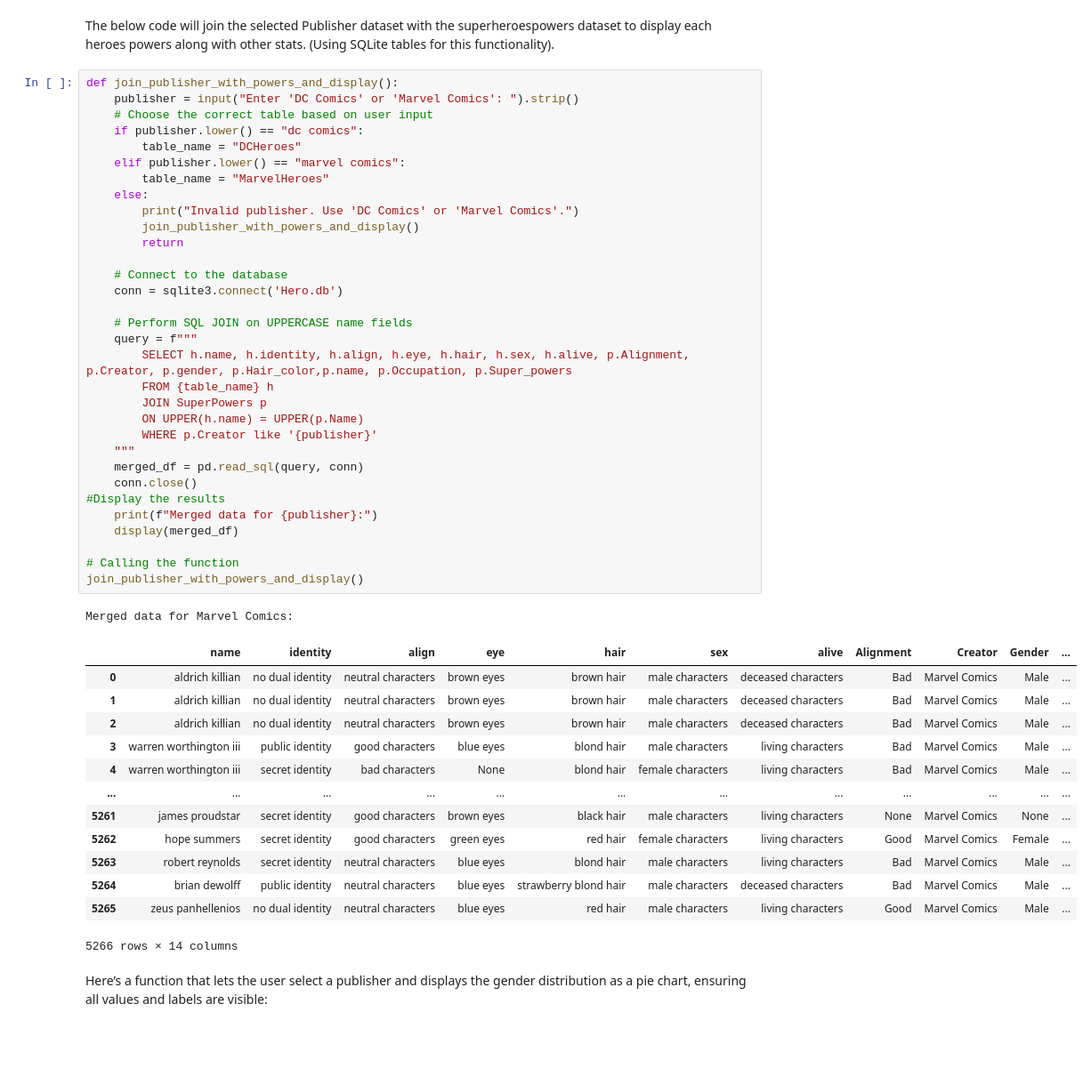
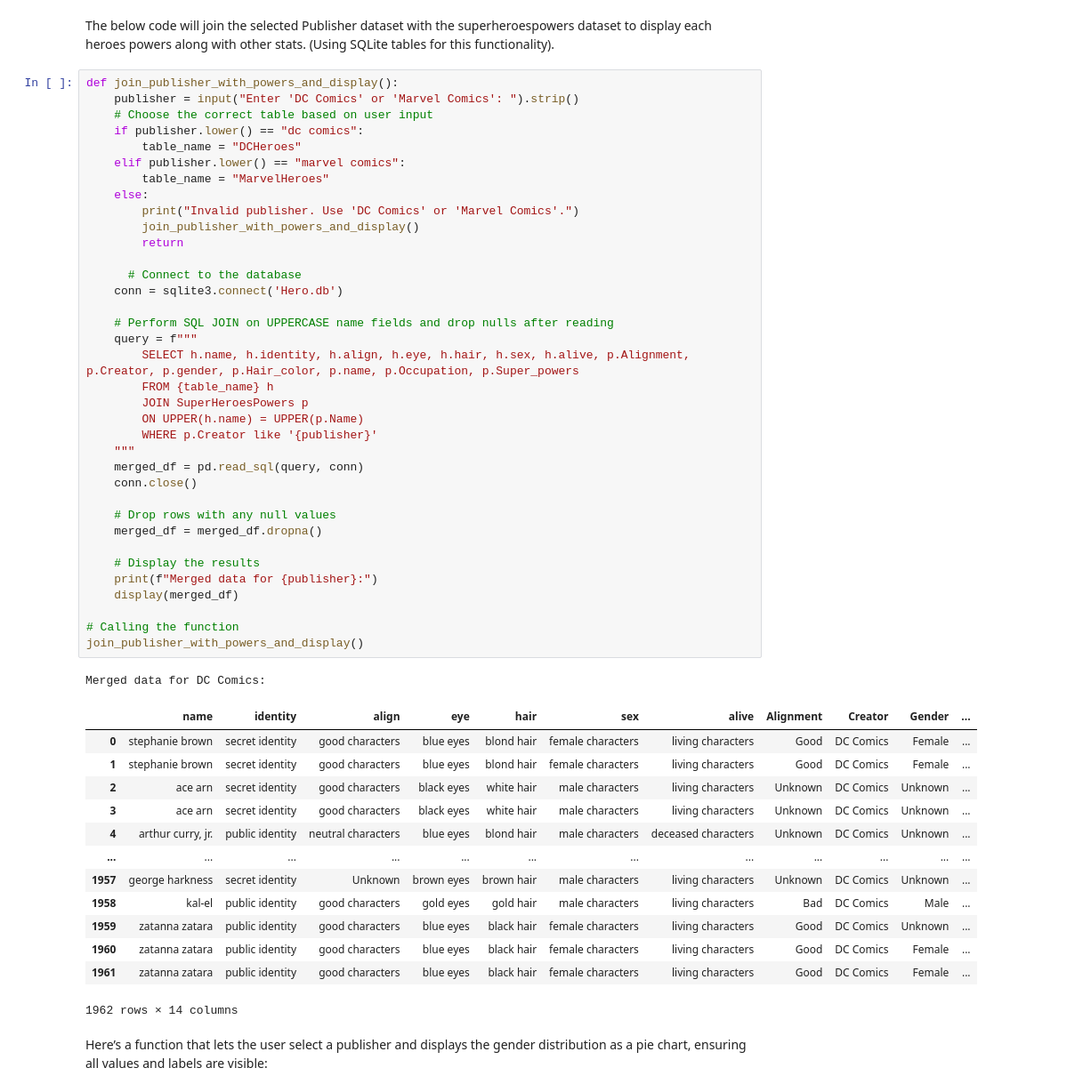
Before and after one commit to Arioch3d/DA_Capstone, a Jupyter notebook: SuperHero.ipynb, the cells around one changed output. Shown at 89% size. Cells and saved outputs as stored; diff of their text form; blank space fills up the shorter version.

Commit message:
Corrected some code and fixed the join issue.

```diff
--- a/SuperHero.ipynb
+++ b/SuperHero.ipynb
@@ -352,49 +387,53 @@ The below code will join the selected Publisher dataset with the superheroespowe
 # %%
 def join_publisher_with_powers_and_display():
     publisher = input("Enter 'DC Comics' or 'Marvel Comics': ").strip()
     # Choose the correct table based on user input
     if publisher.lower() == "dc comics":
         table_name = "DCHeroes"
     elif publisher.lower() == "marvel comics":
         table_name = "MarvelHeroes"
     else:
         print("Invalid publisher. Use 'DC Comics' or 'Marvel Comics'.")
         join_publisher_with_powers_and_display()
         return
 
-    # Connect to the database
+      # Connect to the database
     conn = sqlite3.connect('Hero.db')
 
-    # Perform SQL JOIN on UPPERCASE name fields
+    # Perform SQL JOIN on UPPERCASE name fields and drop nulls after reading
     query = f"""
-        SELECT h.name, h.identity, h.align, h.eye, h.hair, h.sex, h.alive, p.Alignment, p.Creator, p.gender, p.Hair_color,p.name, p.Occupation, p.Super_powers
+        SELECT h.name, h.identity, h.align, h.eye, h.hair, h.sex, h.alive, p.Alignment, p.Creator, p.gender, p.Hair_color, p.name, p.Occupation, p.Super_powers
         FROM {table_name} h
-        JOIN SuperPowers p
+        JOIN SuperHeroesPowers p
         ON UPPER(h.name) = UPPER(p.Name)
         WHERE p.Creator like '{publisher}'
     """
     merged_df = pd.read_sql(query, conn)
     conn.close()
-#Display the results
+
+    # Drop rows with any null values
+    merged_df = merged_df.dropna()
+
+    # Display the results
     print(f"Merged data for {publisher}:")
     display(merged_df)
 
 # Calling the function
 join_publisher_with_powers_and_display()
 # %% [output]
-Merged data for Marvel Comics:
+Merged data for DC Comics:
 |  | name | identity | align | eye | hair | sex | alive | Alignment | Creator | Gender | ... |
-| 0 | aldrich killian | no dual identity | neutral characters | brown eyes | brown hair | male characters | deceased characters | Bad | Marvel Comics | Male | ... |
-| 1 | aldrich killian | no dual identity | neutral characters | brown eyes | brown hair | male characters | deceased characters | Bad | Marvel Comics | Male | ... |
-| 2 | aldrich killian | no dual identity | neutral characters | brown eyes | brown hair | male characters | deceased characters | Bad | Marvel Comics | Male | ... |
-| 3 | warren worthington iii | public identity | good characters | blue eyes | blond hair | male characters | living characters | Bad | Marvel Comics | Male | ... |
-| 4 | warren worthington iii | secret identity | bad characters | None | blond hair | female characters | living characters | Bad | Marvel Comics | Male | ... |
+| 0 | stephanie brown | secret identity | good characters | blue eyes | blond hair | female characters | living characters | Good | DC Comics | Female | ... |
+| 1 | stephanie brown | secret identity | good characters | blue eyes | blond hair | female characters | living characters | Good | DC Comics | Female | ... |
+| 2 | ace arn | secret identity | good characters | black eyes | white hair | male characters | living characters | Unknown | DC Comics | Unknown | ... |
+| 3 | ace arn | secret identity | good characters | black eyes | white hair | male characters | living characters | Unknown | DC Comics | Unknown | ... |
+| 4 | arthur curry, jr. | public identity | neutral characters | blue eyes | blond hair | male characters | deceased characters | Unknown | DC Comics | Unknown | ... |
 | ... | ... | ... | ... | ... | ... | ... | ... | ... | ... | ... | ... |
-| 5261 | james proudstar | secret identity | good characters | brown eyes | black hair | male characters | living characters | None | Marvel Comics | None | ... |
-| 5262 | hope summers | secret identity | good characters | green eyes | red hair | female characters | living characters | Good | Marvel Comics | Female | ... |
-| 5263 | robert reynolds | secret identity | neutral characters | blue eyes | blond hair | male characters | living characters | Bad | Marvel Comics | Male | ... |
-| 5264 | brian dewolff | public identity | neutral characters | blue eyes | strawberry blond hair | male characters | deceased characters | Bad | Marvel Comics | Male | ... |
-| 5265 | zeus panhellenios | no dual identity | neutral characters | blue eyes | red hair | male characters | living characters | Good | Marvel Comics | Male | ... |
+| 1957 | george harkness | secret identity | Unknown | brown eyes | brown hair | male characters | living characters | Unknown | DC Comics | Unknown | ... |
+| 1958 | kal-el | public identity | good characters | gold eyes | gold hair | male characters | living characters | Bad | DC Comics | Male | ... |
+| 1959 | zatanna zatara | public identity | good characters | blue eyes | black hair | female characters | living characters | Good | DC Comics | Unknown | ... |
+| 1960 | zatanna zatara | public identity | good characters | blue eyes | black hair | female characters | living characters | Good | DC Comics | Female | ... |
+| 1961 | zatanna zatara | public identity | good characters | blue eyes | black hair | female characters | living characters | Good | DC Comics | Female | ... |
-5266 rows × 14 columns
+1962 rows × 14 columns
 # %% [markdown]
 Here’s a function that lets the user select a publisher and displays the gender distribution as a pie chart, ensuring all values and labels are visible:
```
Also changed, not shown: parts of 15 cells of this notebook, 1 other file.
